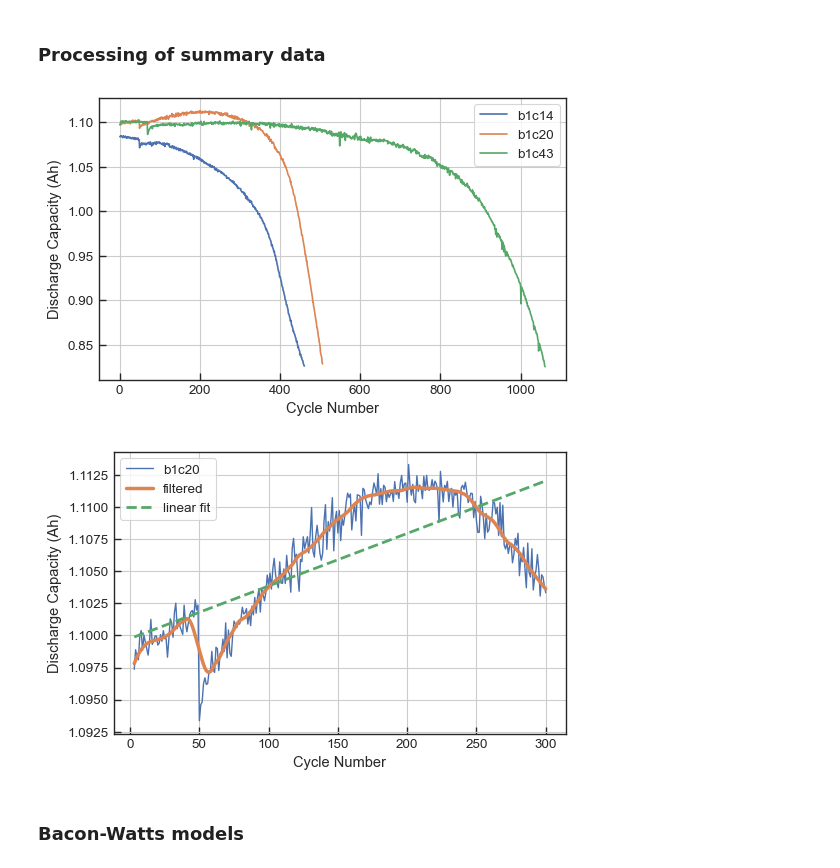
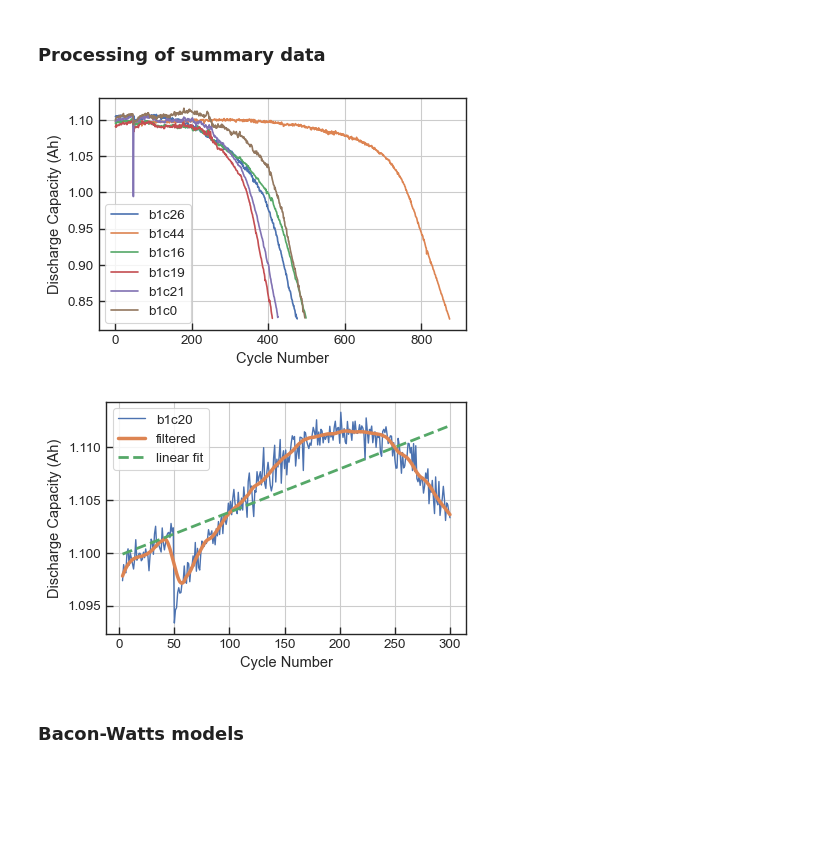
Before and after one commit to sarajcev/data-driven-prediction-of-battery-cycle-life-before-capacity-degradation, a Jupyter notebook: Models.ipynb, the cells around one changed output. Cells and saved outputs as stored; diff of their text form; code cells hidden in the pictures; blank space fills up the shorter version.

```diff
--- a/Models.ipynb
+++ b/Models.ipynb
@@ -77,19 +79,20 @@ dict_keys(['I', 'Qc', 'Qd', 'Qdlin', 'T', 'Tdlin', 'V', 'dQdV', 't'])
 ### Processing of summary data
 # %%
 # Example of discharge fade cell curves.
-fig, ax = plt.subplots(figsize=(5.5,3.5))
-for cid in ['b1c14', 'b1c20', 'b1c43']:
+fig, ax = plt.subplots(figsize=(4.5,3))
+random_cells = np.random.choice(list(bat_dict.keys()), 6, replace=False)
+for cid in random_cells:
     ax.plot(bat_dict[cid]['summary']['cycle'],
             bat_dict[cid]['summary']['QD'],
             label=cid)
 ax.set_xlabel('Cycle Number')
 ax.set_ylabel('Discharge Capacity (Ah)')
 ax.legend(loc='best')
 ax.grid(which='major', axis='both')
 fig.tight_layout()
 plt.show()
 # %% [output]
-[figure, old version]
+[figure, new version]
 # %%
 # Select a cell ID:
 cell = 'b1c20'  # EDIT HERE
@@ -105,7 +108,7 @@ low, high = 2, 300  # Linear fit of the filtered data.
 a0, ai = interpolate_signal(xi, yhat, low, high)
 yi = ai * xi[low:high] + a0
 # %%
-fig, ax = plt.subplots(figsize=(5.5,3.5))
+fig, ax = plt.subplots(figsize=(4.5,3))
 ax.plot(xi[low:high], qd[low:high], lw=1, label=cell)
 ax.plot(xi[low:high], yhat[low:high], lw=2.5, label='filtered')
 ax.plot(xi[low:high], yi, ls='--', lw=2, label='linear fit')
@@ -116,7 +119,7 @@ ax.legend(loc='best')
 fig.tight_layout()
 plt.show()
 # %% [output]
-[figure, old version]
+[figure, new version]
 # %% [markdown]
 ### Bacon-Watts models
 # %%
```
Also changed, not shown: parts of 20 cells of this notebook.
